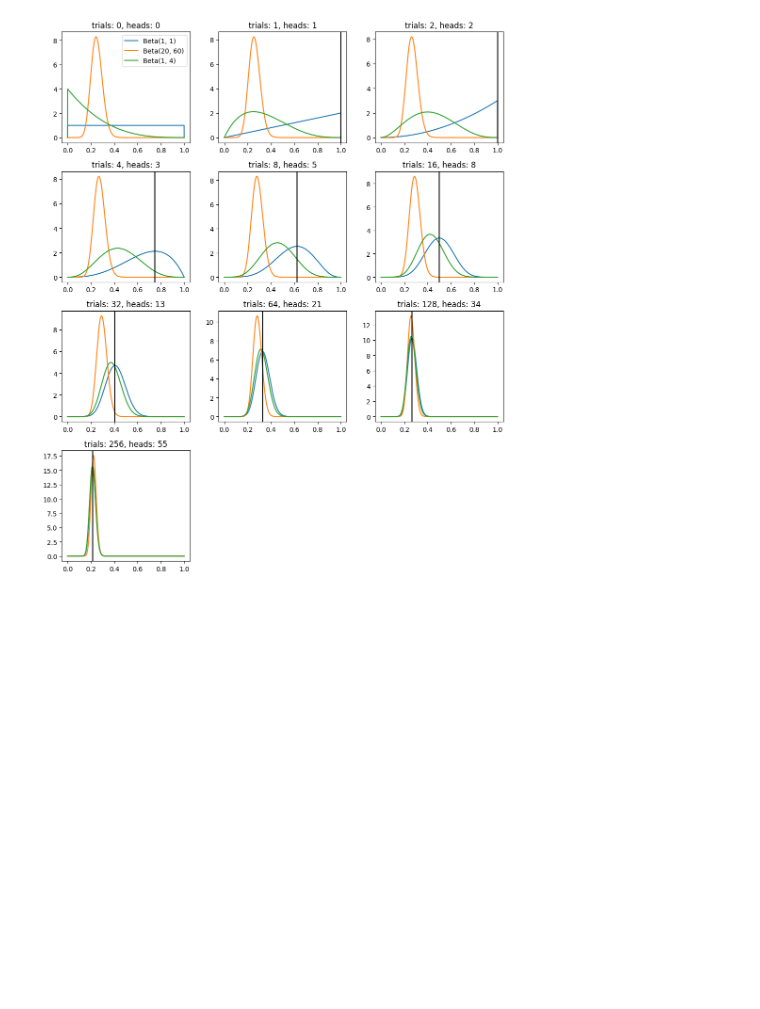
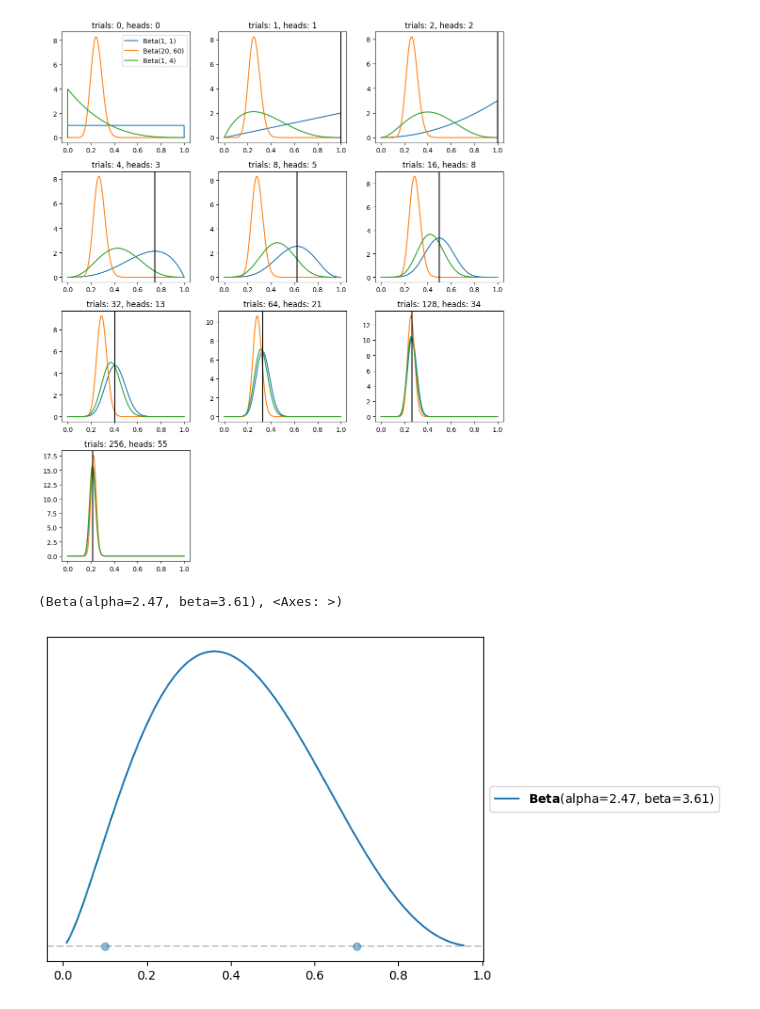
Before and after one commit to damiansp/completePython, a Jupyter notebook: bayesian/bap/1_thinking_probabilistically.ipynb, the cells around one changed output. Drawn from its saved outputs; the diff is of its cells as text; code cells hidden in the pictures; blank space fills up the shorter version.

```diff
--- a/bayesian/bap/1_thinking_probabilistically.ipynb
+++ b/bayesian/bap/1_thinking_probabilistically.ipynb
@@ -55,3 +55,9 @@ for i, n in enumerate(n_trials):
 plt.tight_layout()
 # %% [output]
 [figure]
+# %%
+dist = pz.Beta()
+pz.maxent(dist, 0.1, 0.7, 0.9) # Beata with 90% of mass on [0.1, 0.7]
+# %% [output]
+(Beta(alpha=2.47, beta=3.61), <Axes: >)
+[figure, added]
```
Also changed, not shown: parts of 2 cells of this notebook.
